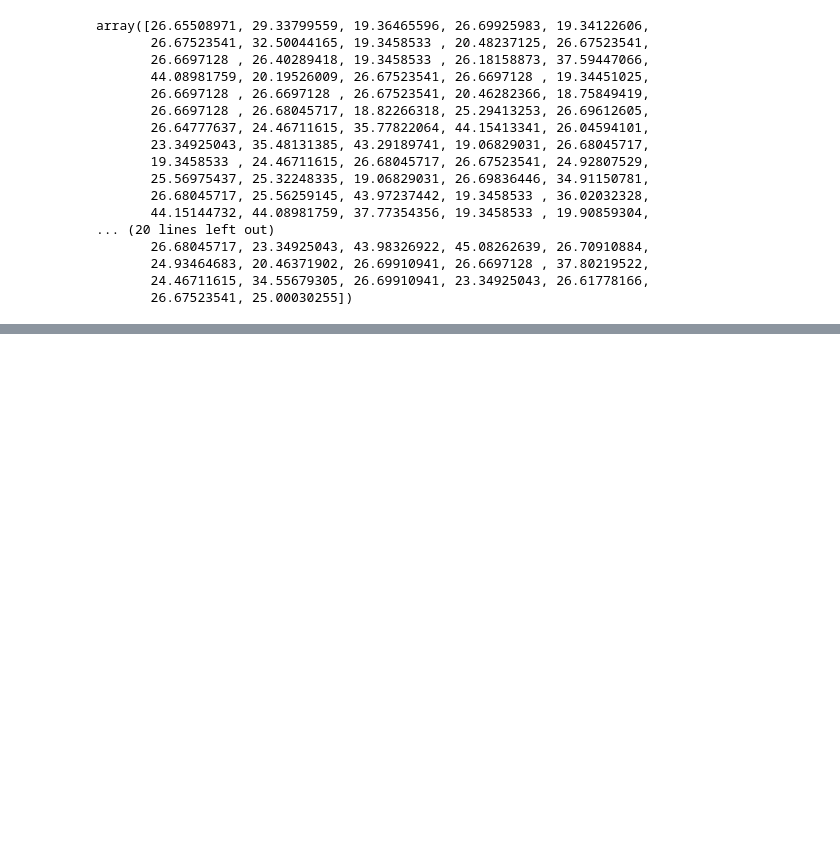
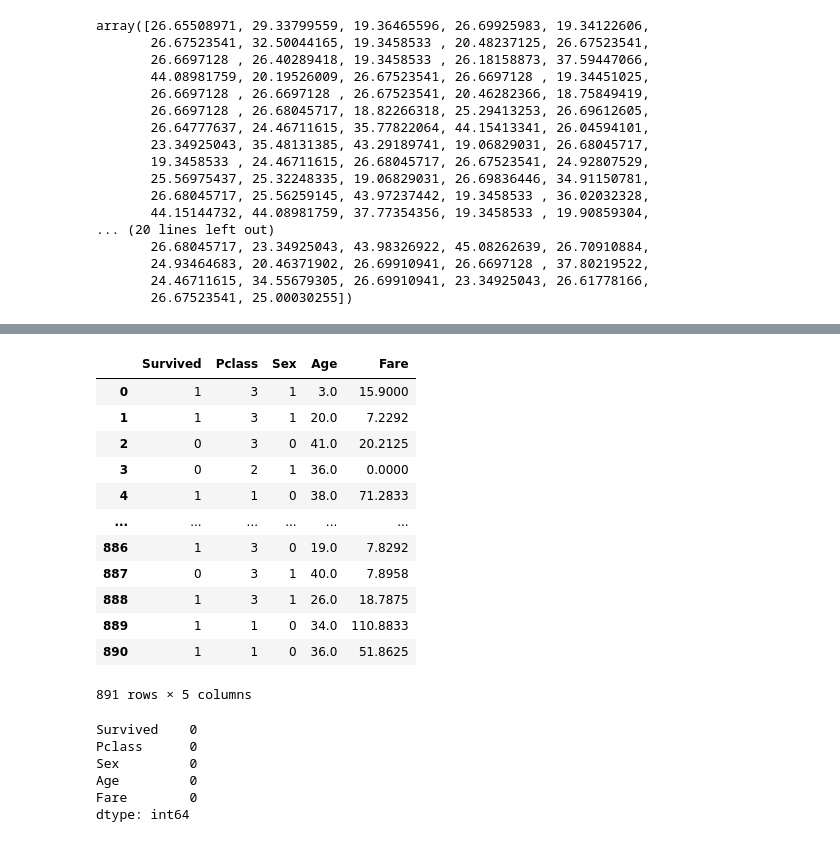
Before and after one commit to arfan64shah/Data_Science, a Jupyter notebook: Decision_Tree/Decision_Tree.ipynb, the cells around one changed output, grey strips where cells are left out. Cells and saved outputs as stored; diff of their text form; code cells hidden in the pictures; blank space fills up the shorter version.

```diff
--- a/Decision_Tree/Decision_Tree.ipynb
+++ b/Decision_Tree/Decision_Tree.ipynb
@@ -283,0 +353,28 @@ x
+# %%
+# now shuffle the concated dataset
+final_dataset = concat_dataset.sample(frac = 1).reset_index(drop = True)
+final_dataset
+# %% [output]
+|  | Survived | Pclass | Sex | Age | Fare |
+| 0 | 1 | 3 | 1 | 3.0 | 15.9000 |
+| 1 | 1 | 3 | 1 | 20.0 | 7.2292 |
+| 2 | 0 | 3 | 0 | 41.0 | 20.2125 |
+| 3 | 0 | 2 | 1 | 36.0 | 0.0000 |
+| 4 | 1 | 1 | 0 | 38.0 | 71.2833 |
+| ... | ... | ... | ... | ... | ... |
+| 886 | 1 | 3 | 0 | 19.0 | 7.8292 |
+| 887 | 0 | 3 | 1 | 40.0 | 7.8958 |
+| 888 | 1 | 3 | 1 | 26.0 | 18.7875 |
+| 889 | 1 | 1 | 0 | 34.0 | 110.8833 |
+| 890 | 1 | 1 | 0 | 36.0 | 51.8625 |
+891 rows × 5 columns
+# %%
+# now check are there any null values in final_dataset
+final_dataset.isnull().sum()
+# %% [output]
+Survived    0
+Pclass      0
+Sex         0
+Age         0
+Fare        0
+dtype: int64
```
Also changed, not shown: parts of 11 cells of this notebook.
